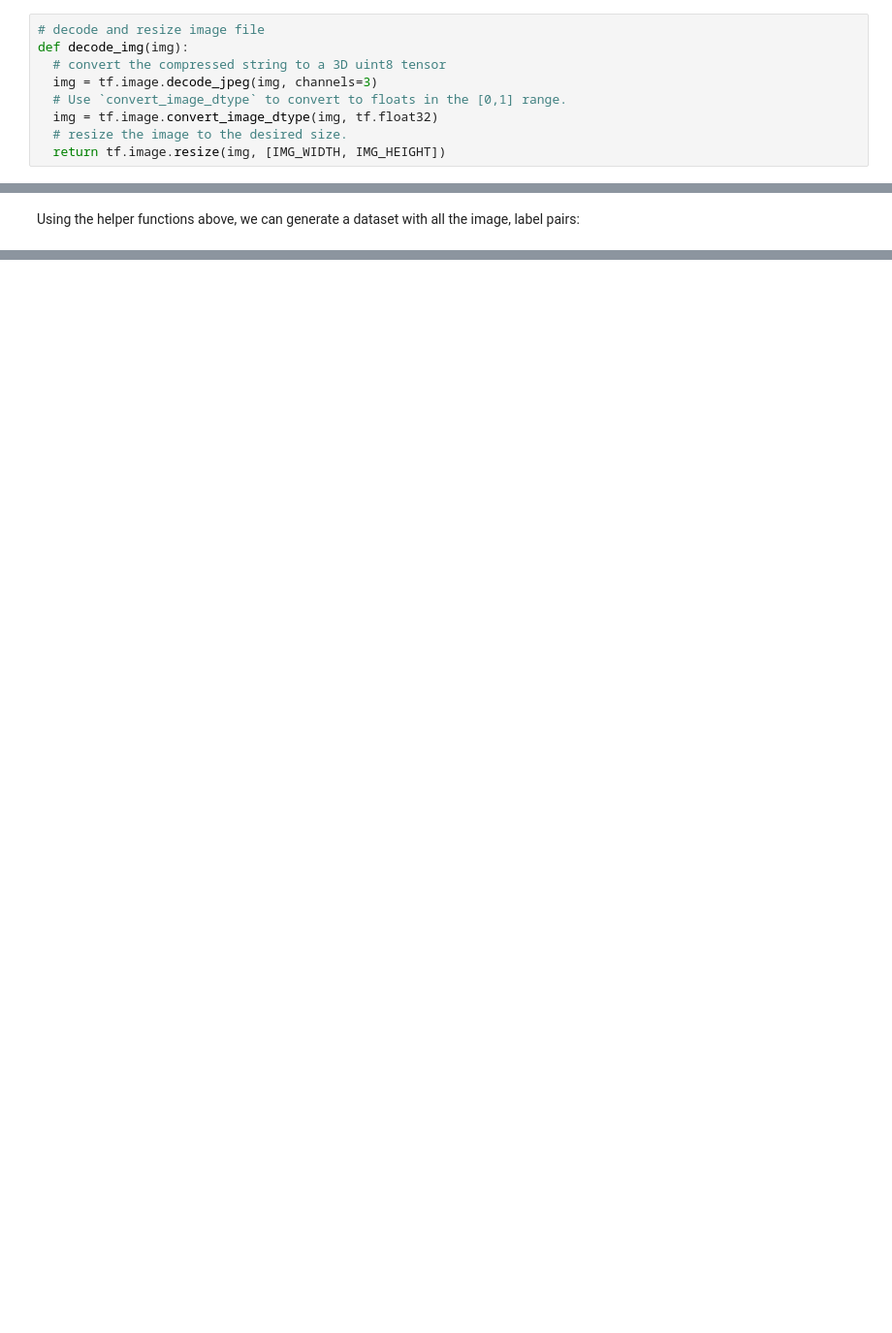
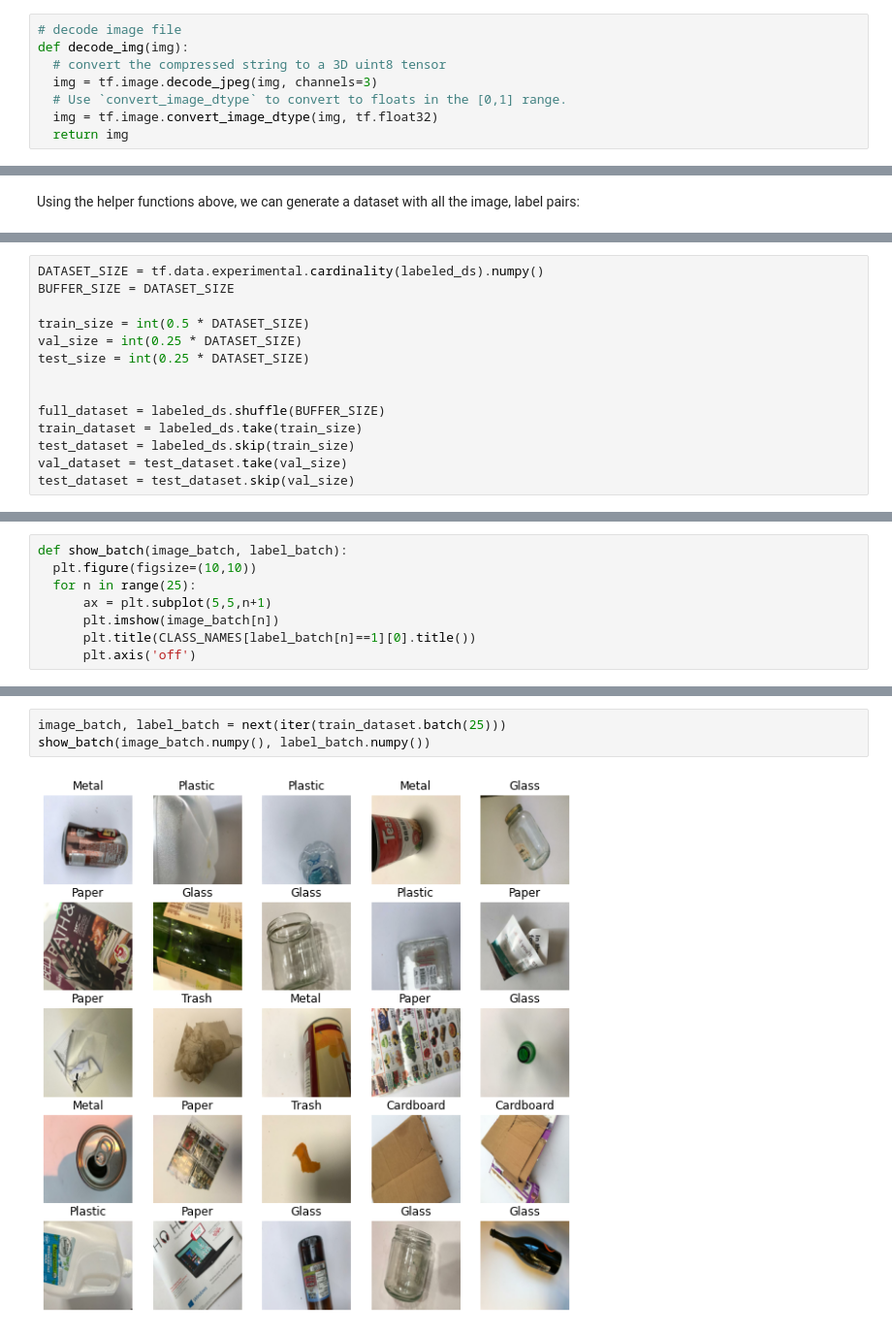
Before and after one commit to bartomolina/dscapstone, a Jupyter notebook: Waste_Sorter_TF.ipynb, the cells around one changed output, grey strips where cells are left out. Shown at 97% size. Drawn from its saved outputs; the diff is of its cells as text; blank space fills up the shorter version.

```diff
--- a/Waste_Sorter_TF.ipynb
+++ b/Waste_Sorter_TF.ipynb
@@ -85,14 +111,13 @@ def get_label(file_path):
   # The second to last is the class-directory
   return parts[-2] == CLASS_NAMES
 # %%
-# decode and resize image file
+# decode image file
 def decode_img(img):
   # convert the compressed string to a 3D uint8 tensor
   img = tf.image.decode_jpeg(img, channels=3)
   # Use `convert_image_dtype` to convert to floats in the [0,1] range.
   img = tf.image.convert_image_dtype(img, tf.float32)
-  # resize the image to the desired size.
-  return tf.image.resize(img, [IMG_WIDTH, IMG_HEIGHT])
+  return img
 # %%
 # gets the image and label for a given file
 def process_path(file_path):
@@ -117,0 +139,14 @@ Label:  [False False False False  True False]
+# %%
+DATASET_SIZE = tf.data.experimental.cardinality(labeled_ds).numpy()
+BUFFER_SIZE = DATASET_SIZE
+
+train_size = int(0.5 * DATASET_SIZE)
+val_size = int(0.25 * DATASET_SIZE)
+test_size = int(0.25 * DATASET_SIZE)
+
+
+full_dataset = labeled_ds.shuffle(BUFFER_SIZE)
+train_dataset = labeled_ds.take(train_size)
+test_dataset = labeled_ds.skip(train_size)
+val_dataset = test_dataset.take(val_size)
+test_dataset = test_dataset.skip(val_size)
@@ -117,0 +155,8 @@ Label:  [False False False False  True False]
+# %%
+def show_batch(image_batch, label_batch):
+  plt.figure(figsize=(10,10))
+  for n in range(25):
+      ax = plt.subplot(5,5,n+1)
+      plt.imshow(image_batch[n])
+      plt.title(CLASS_NAMES[label_batch[n]==1][0].title())
+      plt.axis('off')
@@ -117,0 +167,5 @@ Label:  [False False False False  True False]
+# %%
+image_batch, label_batch = next(iter(train_dataset.batch(25)))
+show_batch(image_batch.numpy(), label_batch.numpy())
+# %% [output]
+[figure, added]
```
Also changed, not shown: parts of 38 cells of this notebook.
